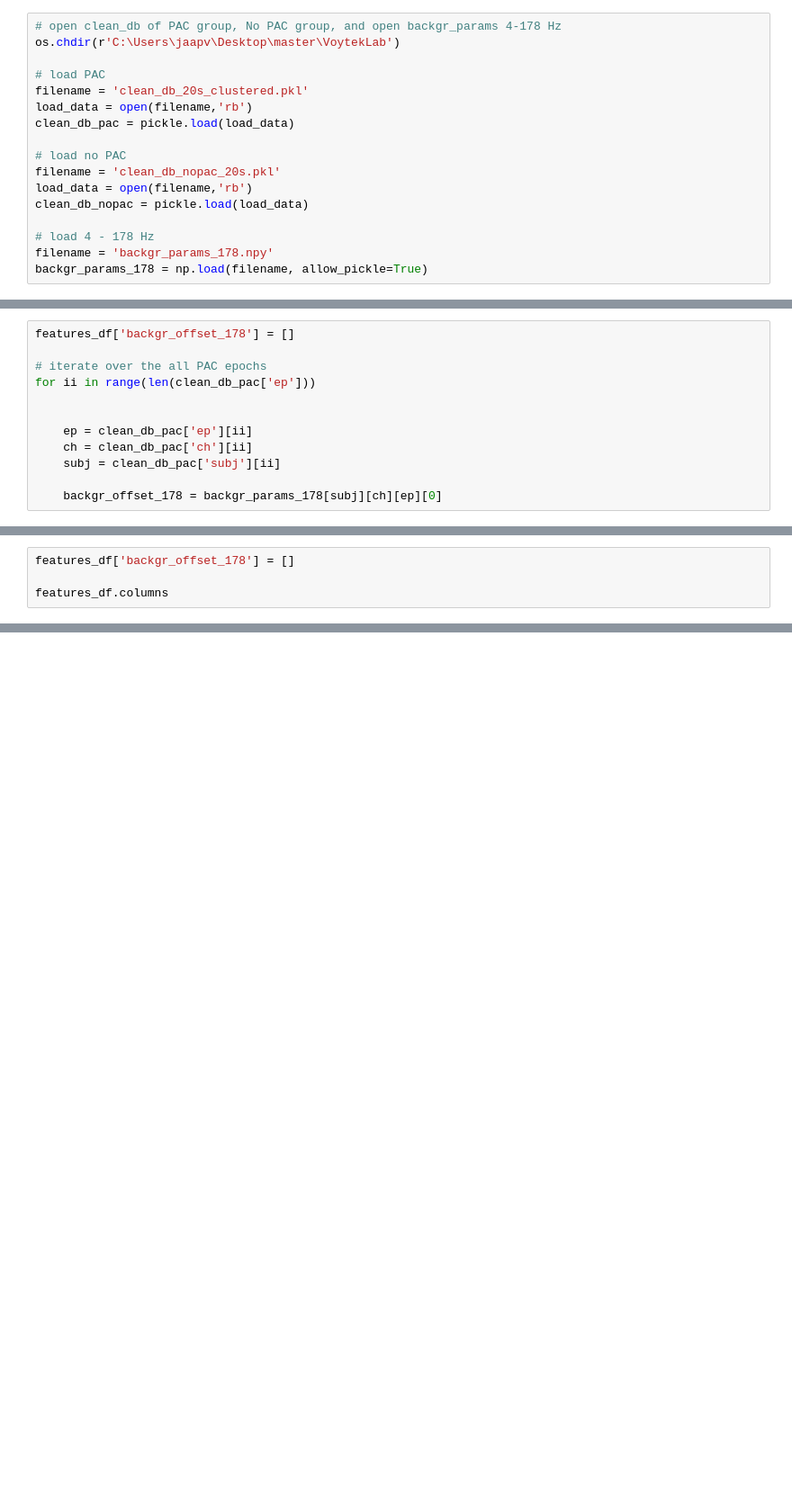
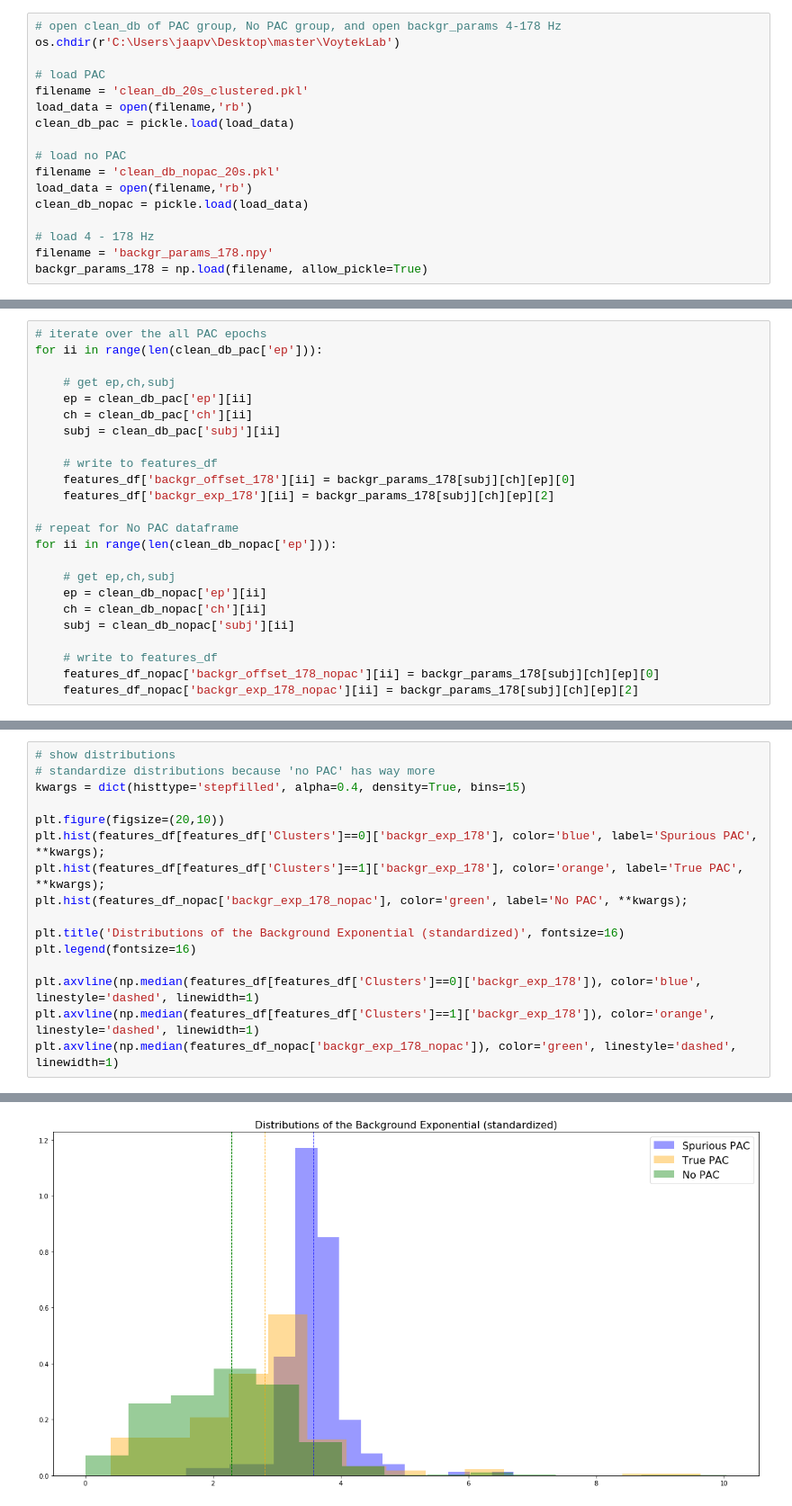
Before and after one commit to JaapVanDerAar/project_pac, a Jupyter notebook: pac_jupyter/4. Investigating the Aperiodic Component in PAC.ipynb, the cells around one changed output, grey strips where cells are left out. Shown at 90% size. Saved outputs shown, nothing was run; the diff lists cells and outputs as text; blank space fills up the shorter version.

```diff
--- a/pac_jupyter/4. Investigating the Aperiodic Component in PAC.ipynb
+++ b/pac_jupyter/4. Investigating the Aperiodic Component in PAC.ipynb
@@ -328,12 +331,24 @@ ep_pac = clean_db_pac
 # %%
-features_df['backgr_offset_178'] = []
+# iterate over the all PAC epochs
+for ii in range(len(clean_db_pac['ep'])):
 
-# iterate over the all PAC epochs
-for ii in range(len(clean_db_pac['ep']))
-
-
+    # get ep,ch,subj
     ep = clean_db_pac['ep'][ii]
     ch = clean_db_pac['ch'][ii]
     subj = clean_db_pac['subj'][ii]
 
-    backgr_offset_178 = backgr_params_178[subj][ch][ep][0]
+    # write to features_df
+    features_df['backgr_offset_178'][ii] = backgr_params_178[subj][ch][ep][0]
+    features_df['backgr_exp_178'][ii] = backgr_params_178[subj][ch][ep][2]
+
+# repeat for No PAC dataframe
+for ii in range(len(clean_db_nopac['ep'])):
+
+    # get ep,ch,subj
+    ep = clean_db_nopac['ep'][ii]
+    ch = clean_db_nopac['ch'][ii]
+    subj = clean_db_nopac['subj'][ii]
+
+    # write to features_df
+    features_df_nopac['backgr_offset_178_nopac'][ii] = backgr_params_178[subj][ch][ep][0]
+    features_df_nopac['backgr_exp_178_nopac'][ii] = backgr_params_178[subj][ch][ep][2]
@@ -347,4 +363,0 @@ clean_db_pac['ep'][ii]
-# %%
-features_df['backgr_offset_178'] = []
-
-features_df.columns
@@ -352,0 +369,17 @@ ValueError: Length of values does not match length of index
+# %%
+# show distributions
+# standardize distributions because 'no PAC' has way more
+kwargs = dict(histtype='stepfilled', alpha=0.4, density=True, bins=15)
+
+plt.figure(figsize=(20,10))
+plt.hist(features_df[features_df['Clusters']==0]['backgr_exp_178'], color='blue', label='Spurious PAC', **kwargs);
+plt.hist(features_df[features_df['Clusters']==1]['backgr_exp_178'], color='orange', label='True PAC', **kwargs);
+plt.hist(features_df_nopac['backgr_exp_178_nopac'], color='green', label='No PAC', **kwargs);
+
+plt.title('Distributions of the Background Exponential (standardized)', fontsize=16)
+plt.legend(fontsize=16)
+
+plt.axvline(np.median(features_df[features_df['Clusters']==0]['backgr_exp_178']), color='blue', linestyle='dashed', linewidth=1)
+plt.axvline(np.median(features_df[features_df['Clusters']==1]['backgr_exp_178']), color='orange', linestyle='dashed', linewidth=1)
+plt.axvline(np.median(features_df_nopac['backgr_exp_178_nopac']), color='green', linestyle='dashed', linewidth=1)
+# %% [output]
@@ -352,0 +387 @@ ValueError: Length of values does not match length of index
+[figure, added]
```
Also changed, not shown: parts of 15 cells of this notebook, 1 other file.
